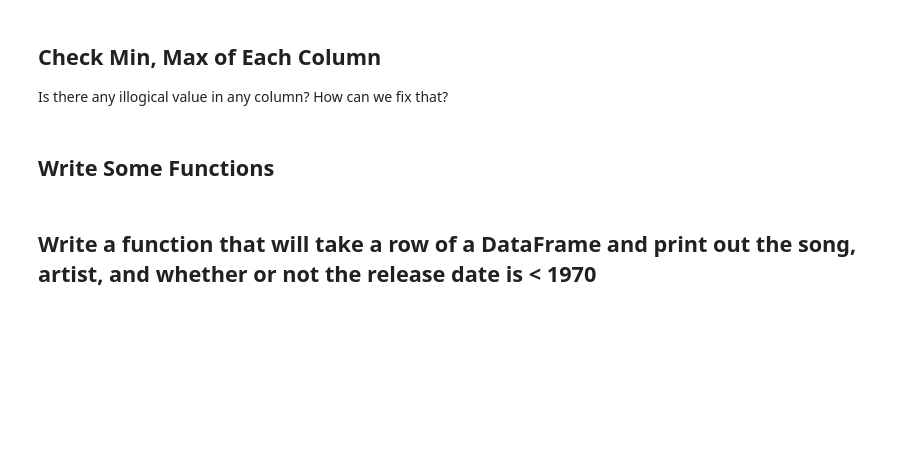
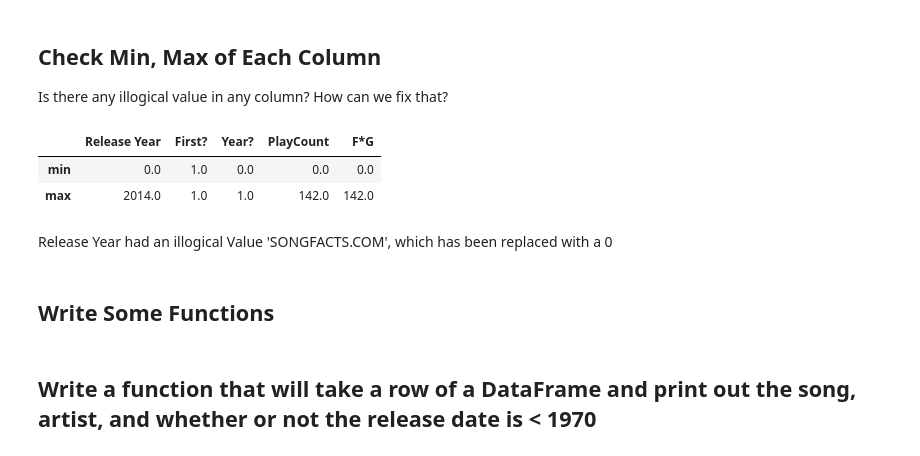
Before and after one commit to rejithomson/rejithomson, a Jupyter notebook: IOD/IOD_Lab 2.1.1.ipynb, the cells around one changed output. Cells and saved outputs as stored; diff of their text form; code cells hidden in the pictures; blank space fills up the shorter version.

```diff
--- a/IOD/IOD_Lab 2.1.1.ipynb
+++ b/IOD/IOD_Lab 2.1.1.ipynb
@@ -569,7 +614,7 @@ Load rock.csv and clean the dataset.
 # %%
 rock = pd.read_csv('rock.csv')
 print(rock.head())
-rock['Release Year'].fillna(0,inplace=True)
+#rock['Release Year'].fillna(0,inplace=True)
 
 #Release Year.fillna(value=0, inplace=True)
 #{1:0}, inplace=True
@@ -607,3 +652,8 @@ F*G
 ## Replace Null Values With 0
 
 Check 'release' column whether this column have any null value or not. Replace null value with 0.
+# %%
+#rock = rock.replace("Release Year" == "NaN", value=0)
+#rock = rock.replace(np.nan,0)
+rock['Release Year'] = rock['Release Year'].replace(np.nan,0)
+print(rock)
@@ -613,0 +694,4 @@ Check datatypes of the dataset. Is there any column which should be int instead
+# %%
+rock['Release Year'] = rock['Release Year'].replace('SONGFACTS.COM',0)
+rock['Release Year']= rock['Release Year'].astype('int64')
+print(rock.dtypes)
@@ -615,6 +709,14 @@ Check datatypes of the dataset. Is there any column which should be int instead
 ## Check Min, Max of Each Column
 
 Is there any illogical value in any column? How can we fix that?
+# %%
+rock.describe().loc[['min','max']]
+# %% [output]
+|  | Release Year | First? | Year? | PlayCount | F*G |
+| min | 0.0 | 1.0 | 0.0 | 0.0 | 0.0 |
+| max | 2014.0 | 1.0 | 1.0 | 142.0 | 142.0 |
+# %% [markdown]
+Release Year had an illogical Value 'SONGFACTS.COM', which has been replaced with a 0
 # %% [markdown]
 ## Write Some Functions
 # %% [markdown]
```
Also changed, not shown: parts of 56 cells of this notebook.
